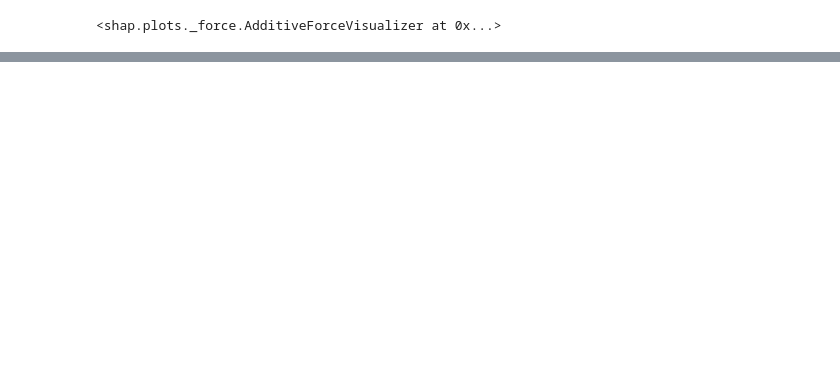
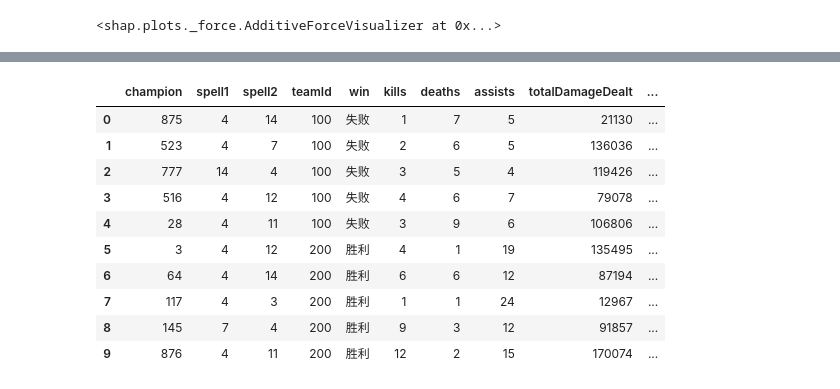
Before and after one commit to yi-ye-zhi-qiu/personalwebsite, a Jupyter notebook: models/Untitled.ipynb, the cells around one changed output, grey strips where cells are left out. Saved outputs shown, nothing was run; the diff lists cells and outputs as text; code cells hidden in the pictures; blank space fills up the shorter version.

```diff
--- a/models/Untitled.ipynb
+++ b/models/Untitled.ipynb
@@ -807,0 +865,35 @@ df_d4 = pd.merge(df_d1,l_D,on='gameId',how='left', suffixes=['_W','_L'])
+# %%
+api_key = 'RGAPI-a2d1e695-2000-4f49-afff-57606b210cab'
+gamemode = 'CLASSIC'
+region = 'na1'
+watcher = LolWatcher(api_key)
+name = 'Doublelift'
+
+user = watcher.summoner.by_name('na1', name)
+matches = watcher.match.matchlist_by_account(region, user['accountId'])
+game_ids = []
+
+
+for i in range(0,2): #display 10 games
+    game_ids.append(matches['matches'][i]['gameId'])
+
+gameid = game_ids[0]
+
+
+df_game, m = game_info_by_match_id(api_key,
+                                      name, region,
+                                      gamemode, gameid).match_data()
+# %%
+df_game
+# %% [output]
+|  | champion | spell1 | spell2 | teamId | win | kills | deaths | assists | totalDamageDealt | ... |
+| 0 | 875 | 4 | 14 | 100 | 失败 | 1 | 7 | 5 | 21130 | ... |
+| 1 | 523 | 4 | 7 | 100 | 失败 | 2 | 6 | 5 | 136036 | ... |
+| 2 | 777 | 14 | 4 | 100 | 失败 | 3 | 5 | 4 | 119426 | ... |
+| 3 | 516 | 4 | 12 | 100 | 失败 | 4 | 6 | 7 | 79078 | ... |
+| 4 | 28 | 4 | 11 | 100 | 失败 | 3 | 9 | 6 | 106806 | ... |
+| 5 | 3 | 4 | 12 | 200 | 胜利 | 4 | 1 | 19 | 135495 | ... |
+| 6 | 64 | 4 | 14 | 200 | 胜利 | 6 | 6 | 12 | 87194 | ... |
+| 7 | 117 | 4 | 3 | 200 | 胜利 | 1 | 1 | 24 | 12967 | ... |
+| 8 | 145 | 7 | 4 | 200 | 胜利 | 9 | 3 | 12 | 91857 | ... |
+| 9 | 876 | 4 | 11 | 200 | 胜利 | 12 | 2 | 15 | 170074 | ... |
```
Also changed, not shown: parts of 54 cells of this notebook, 7 other files.
